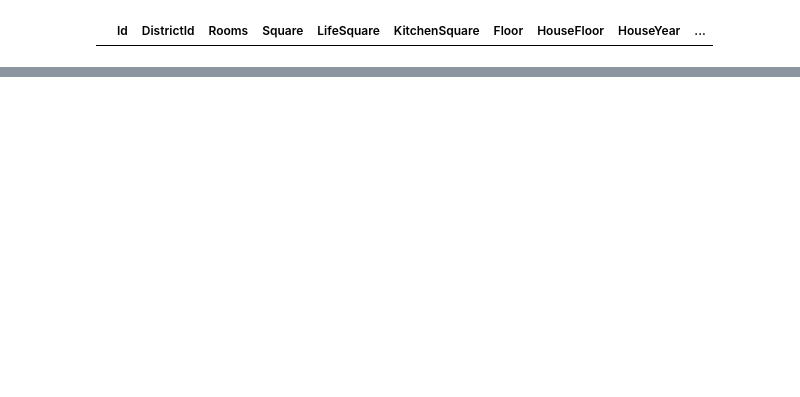
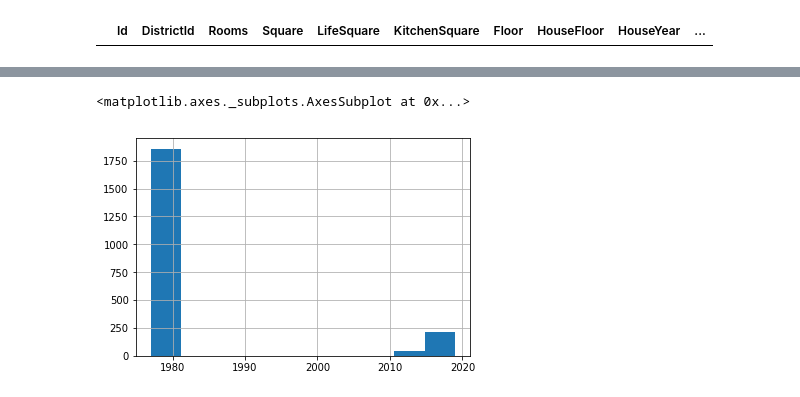
Before and after one commit to DenisLezin/GB_Python_for_DS_1, a Jupyter notebook: learn_project1.ipynb, the cells around one changed output, grey strips where cells are left out. Saved outputs shown, nothing was run; the diff lists cells and outputs as text; code cells hidden in the pictures; blank space fills up the shorter version.

```diff
--- a/learn_project1.ipynb
+++ b/learn_project1.ipynb
@@ -96,0 +809,2 @@ data.loc[(data['HouseYear'] > 2021)]
+# %%
+data_squares.loc[life_to_square.index, 'LifeSquare'] = life_to_square['LifeSquare']
@@ -96,0 +839,2 @@ data.loc[(data['HouseYear'] > 2021)]
+# %%
+data.loc[data_squares.index, ['Square', 'LifeSquare', 'KitchenSquare', 'HouseYear']] = data_squares
@@ -96,0 +885,7 @@ data.loc[(data['HouseYear'] > 2021)]
+# %%
+
+data_lifesquare_to_square = data.loc[(data['LifeSquare'].notna()), ['Square', 'LifeSquare']]
+data_lifesquare_to_square['part_ls_to_s'] = data_lifesquare_to_square['LifeSquare'] \
+                                            / data_lifesquare_to_square['Square']
+data_lifesquare_to_square_mean = data_lifesquare_to_square['part_ls_to_s'].mean()
+data_lifesquare_to_square_mean
@@ -96,0 +894,2 @@ data.loc[(data['HouseYear'] > 2021)]
+# %%
+data['LifeSquare'] = data['LifeSquare'].fillna(data['Square'] * data_lifesquare_to_square_mean)
@@ -96,0 +916,6 @@ data.loc[(data['HouseYear'] > 2021)]
+# %%
+data_na_frame = data.loc[(set(data.index) - set(data_lifesquare_to_square.index))].copy()
+data_na_frame['HouseYear'].hist()
+# %% [output]
+<matplotlib.axes._subplots.AxesSubplot at 0x...>
+[figure, added]
```
Also changed, not shown: parts of 104 cells of this notebook.
